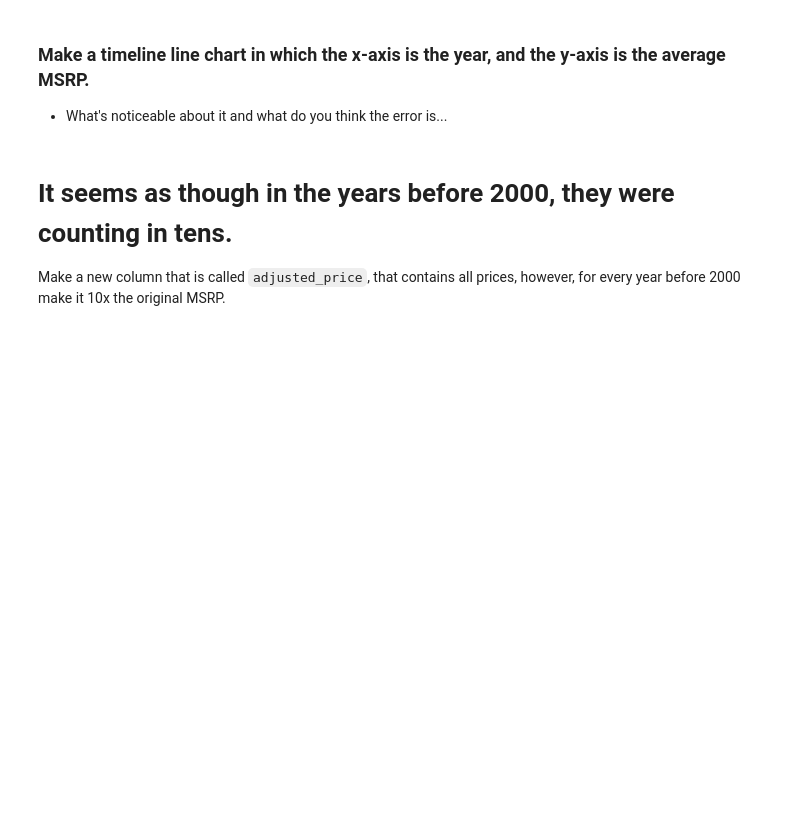
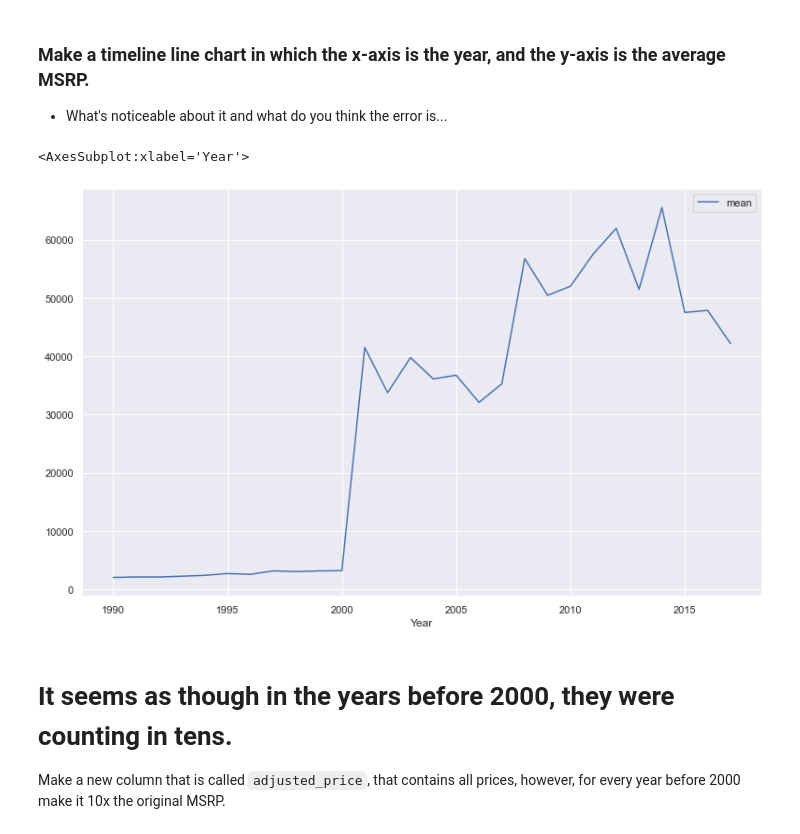
Before and after one commit to crrw/2020-fall-data-science, a Jupyter notebook: Week2-EDA/Exercise-EDA.ipynb, the cells around one changed output. Drawn from its saved outputs; the diff is of its cells as text; code cells hidden in the pictures; blank space fills up the shorter version.

```diff
--- a/Week2-EDA/Exercise-EDA.ipynb
+++ b/Week2-EDA/Exercise-EDA.ipynb
@@ -133,6 +125,10 @@ TypeError: barh() got multiple values for argument 'height'
 * What's noticeable about it and what do you think the error is...
 # %%
 # Make a timeline line chart in which the x-axis is the year, and the y-axis is the average MSRP.
+df.groupby("Year")["MSRP"].agg(["mean"]).plot(figsize = (13,8))
+# %% [output]
+<AxesSubplot:xlabel='Year'>
+[figure, added]
 # %% [markdown]
 # It seems as though in the years before 2000, they were counting in tens.
 Make a new column that is called `adjusted_price`, that contains all prices, however, for
```
Also changed, not shown: parts of 6 cells of this notebook.
